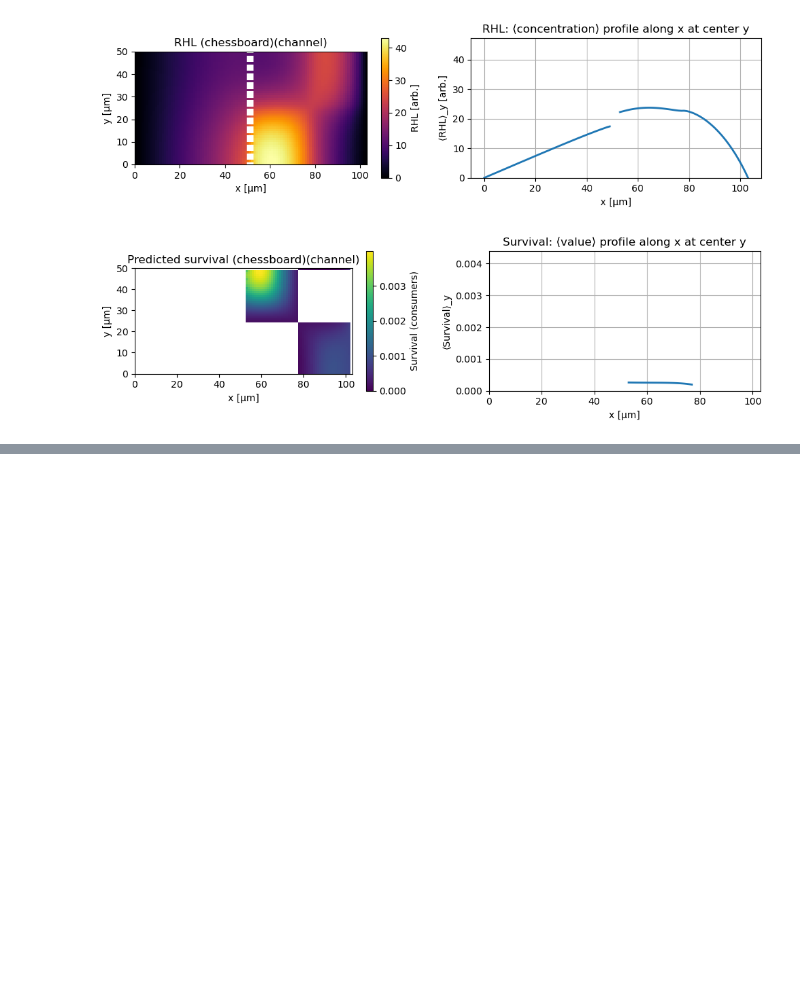
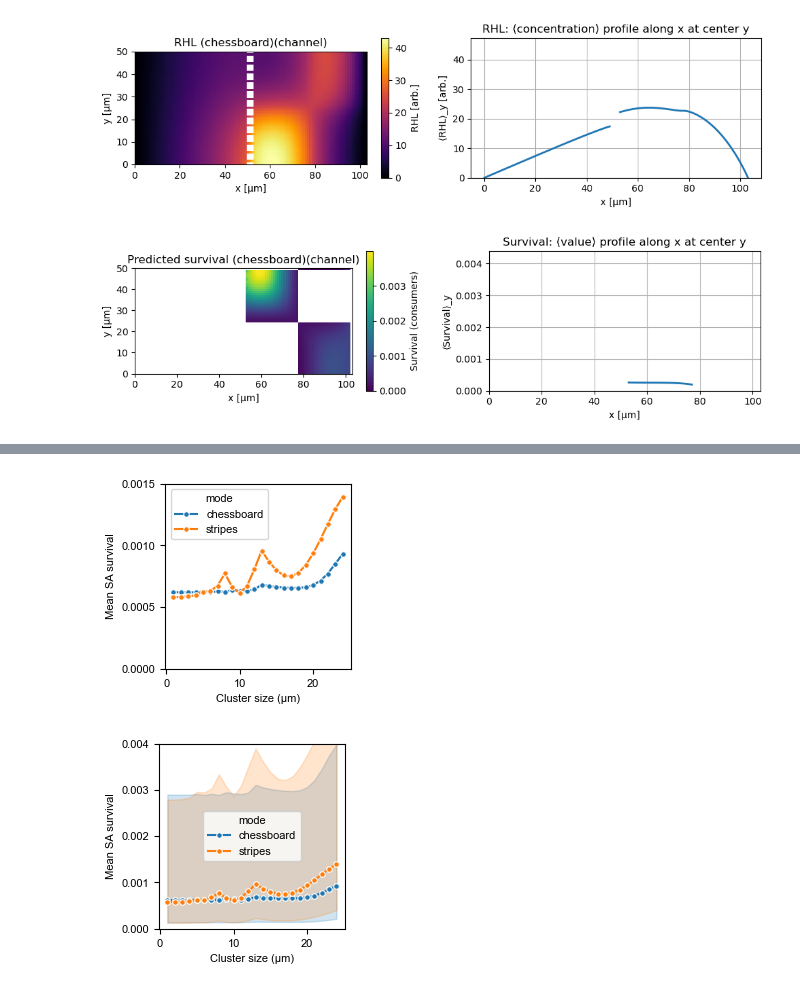
Before and after one commit to simonvanvliet/SpatialToleranceModel, a Jupyter notebook: 5_2D_model/1_2d_model_chamber.ipynb, the cells around one changed output, grey strips where cells are left out. Cells and saved outputs as stored; diff of their text form; code cells hidden in the pictures; blank space fills up the shorter version.

```diff
--- a/5_2D_model/1_2d_model_chamber.ipynb
+++ b/5_2D_model/1_2d_model_chamber.ipynb
@@ -661,0 +640,53 @@ plt.ylabel("Mean SA survival")
+# %%
+font_size = 8  # points
+plt.rcParams.update({
+    'font.size': font_size,
+    'font.family': 'Arial',
+    'axes.labelsize': font_size,
+    'axes.titlesize': font_size,
+    'xtick.labelsize': font_size,
+    'ytick.labelsize': font_size,
+    'legend.fontsize': font_size,
+    'pdf.fonttype': 42,
+    'ps.fonttype': 42
+})
+
+
+fig,axs = plt.subplots(figsize=(6/2.5,6/2.5))
+sns.lineplot(data=output_df, x="cluster size", y="survival_q50", marker="o", hue="mode", ax=axs, markersize=4)
+plt.xlabel("Cluster size (μm)")
+plt.ylabel("Mean SA survival")
+axs.set_xlabel("Cluster size (μm)")
+axs.set_ylabel("Mean SA survival")
+axs.set_ylim(0, 0.0015)
+axs.set_yticks(np.linspace(0, 0.0015, 4))
+
+plt.savefig("./figures/cluster_size_vs_survival_chamber.pdf", bbox_inches='tight')
+
+def error_bar(input):
+    return (input.min() , input.max())
+
+def estimator(input):
+    return np.median(input)
+
+df_long = output_df.melt(
+    id_vars=['mode', 'cluster size'],
+    value_vars=['survival_q25', 'survival_q50', 'survival_q75'],
+    var_name='quantile',
+    value_name='survival'
+)
+
+# Extract the quantile number (25, 50, 75) from the column names
+df_long['quantile'] = df_long['quantile'].str.extract(r'q(\d+)').astype(int)
+df_long
+
+fig,axs = plt.subplots(figsize=(6/2.5,6/2.5))
+sns.lineplot(data=df_long, x="cluster size", y="survival", marker="o", hue="mode", errorbar=error_bar, estimator=estimator, ax=axs, markersize=4)
+axs.set_xlabel("Cluster size (μm)")
+axs.set_ylabel("Mean SA survival")
+axs.set_ylim(0, 0.004)
+axs.set_yticks(np.linspace(0, 0.004, 5))
+plt.savefig("./figures/cluster_size_vs_survival_chamber_ci.pdf", bbox_inches='tight')
+# %% [output]
+[figure, added]
+[figure, added]
```
Also changed, not shown: parts of 1 cell of this notebook, 3 other files.
